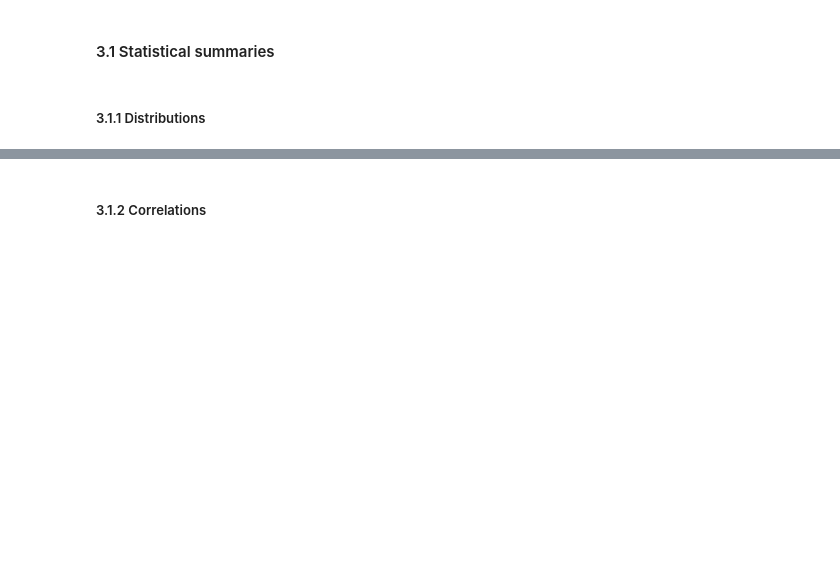
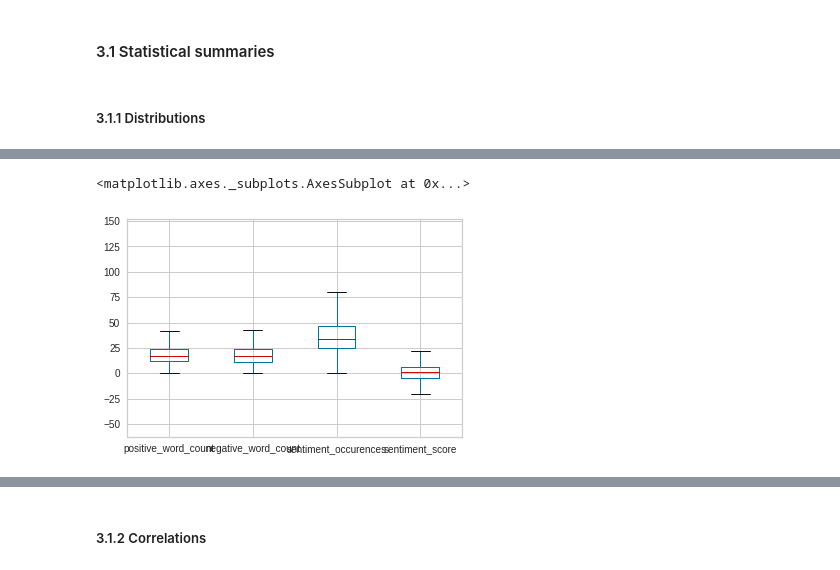
Before and after one commit to avirajs/ML_Proj1, a Jupyter notebook: Project1.ipynb, the cells around one changed output, grey strips where cells are left out. Drawn from its saved outputs; the diff is of its cells as text; code cells hidden in the pictures; blank space fills up the shorter version.

Commit message:
Add box plot

```diff
--- a/Project1.ipynb
+++ b/Project1.ipynb
@@ -356,0 +357,5 @@ sns.distplot(data_stats.total_char_count);
+# %%
+data_stats.boxplot(column=['positive_word_count', 'negative_word_count', 'sentiment_occurences')
+# %% [output]
+<matplotlib.axes._subplots.AxesSubplot at 0x...>
+[figure, added]
```
Also changed, not shown: parts of 6 cells of this notebook.
